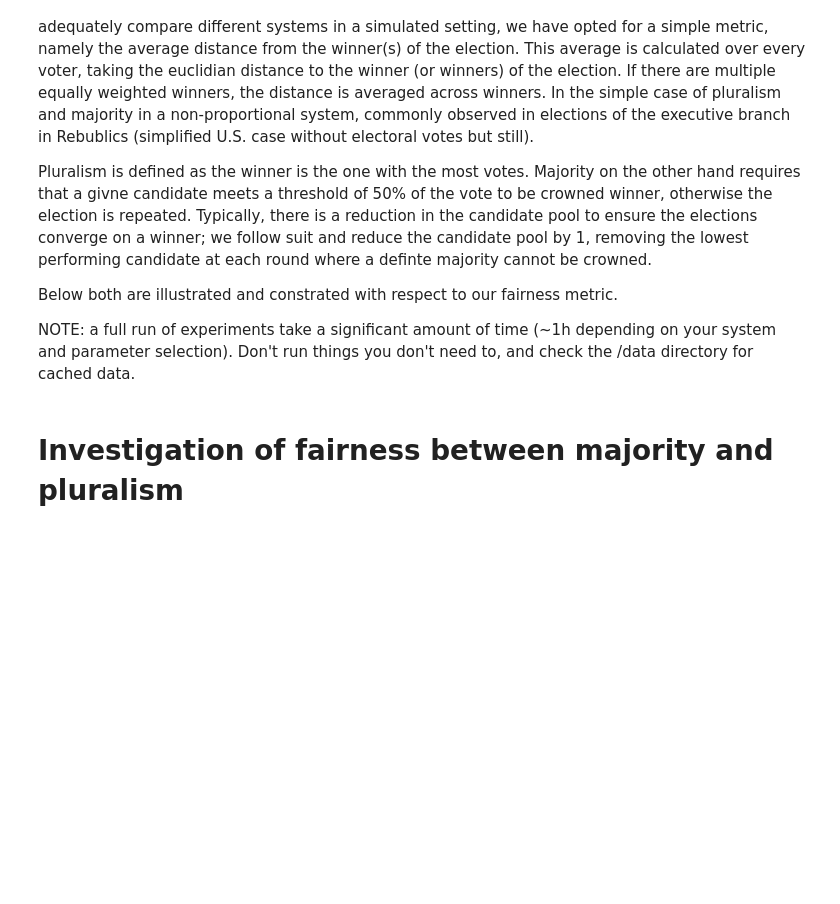
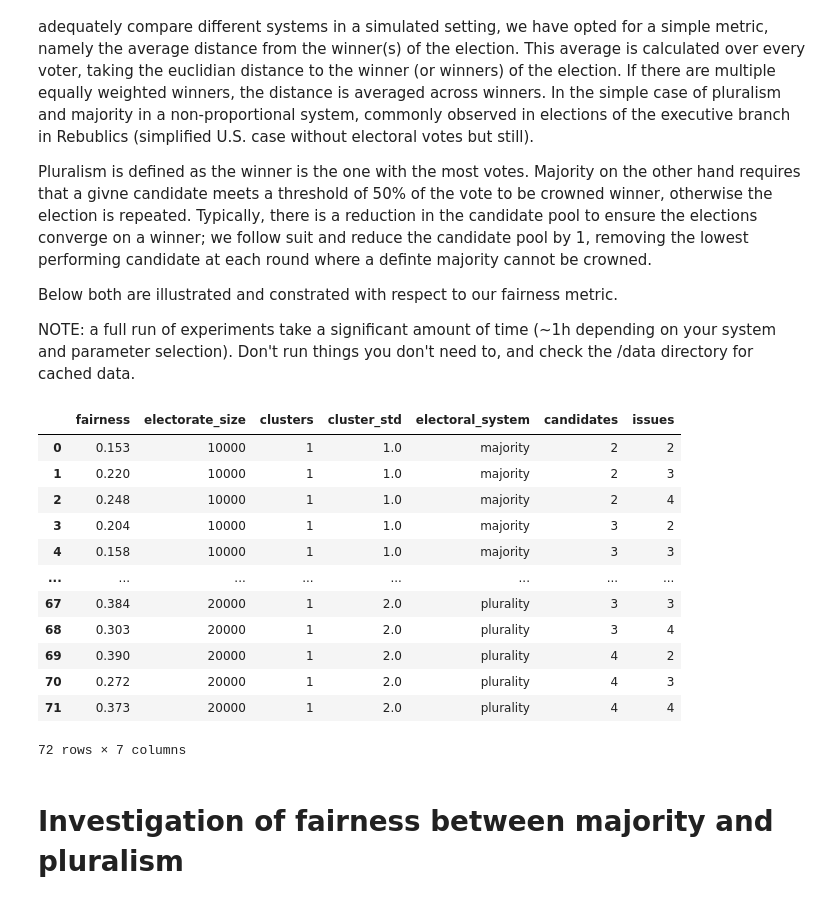
Before and after one commit to Expan75/complex-simulation-project, a Jupyter notebook: plurality_vs_majority.ipynb, the cells around one changed output. Drawn from its saved outputs; the diff is of its cells as text; code cells hidden in the pictures; blank space fills up the shorter version.

```diff
--- a/plurality_vs_majority.ipynb
+++ b/plurality_vs_majority.ipynb
@@ -163,3 +160,19 @@ results_df = pd.read_csv("data/majority_vs_plurality.csv")
+# %%
+results_df
+# %% [output]
+|  | fairness | electorate_size | clusters | cluster_std | electoral_system | candidates | issues |
+| 0 | 0.153 | 10000 | 1 | 1.0 | majority | 2 | 2 |
+| 1 | 0.220 | 10000 | 1 | 1.0 | majority | 2 | 3 |
+| 2 | 0.248 | 10000 | 1 | 1.0 | majority | 2 | 4 |
+| 3 | 0.204 | 10000 | 1 | 1.0 | majority | 3 | 2 |
+| 4 | 0.158 | 10000 | 1 | 1.0 | majority | 3 | 3 |
+| ... | ... | ... | ... | ... | ... | ... | ... |
+| 67 | 0.384 | 20000 | 1 | 2.0 | plurality | 3 | 3 |
+| 68 | 0.303 | 20000 | 1 | 2.0 | plurality | 3 | 4 |
+| 69 | 0.390 | 20000 | 1 | 2.0 | plurality | 4 | 2 |
+| 70 | 0.272 | 20000 | 1 | 2.0 | plurality | 4 | 3 |
+| 71 | 0.373 | 20000 | 1 | 2.0 | plurality | 4 | 4 |
+72 rows × 7 columns
 # %% [markdown]
 # Investigation of fairness between majority and pluralism
 # %%
```
Also changed, not shown: parts of 5 cells of this notebook, 1 other file.
